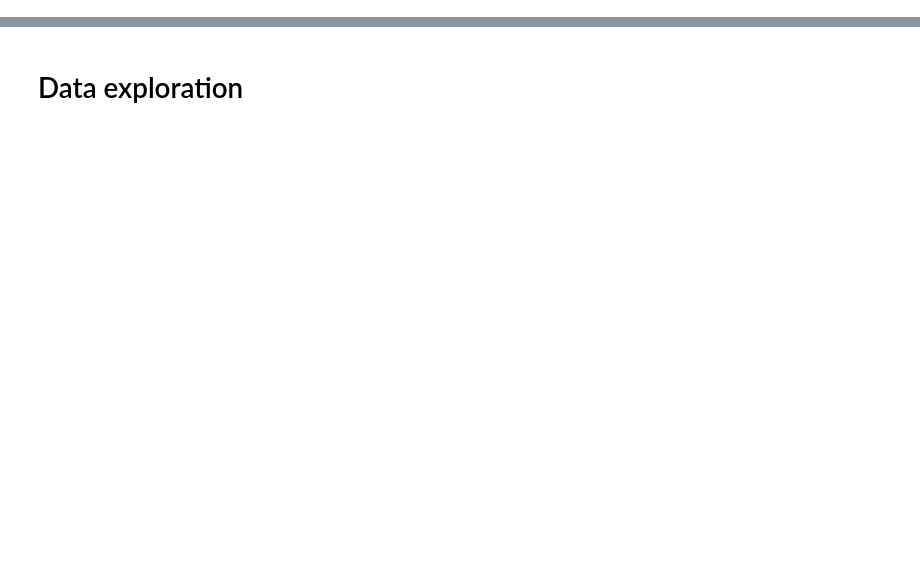
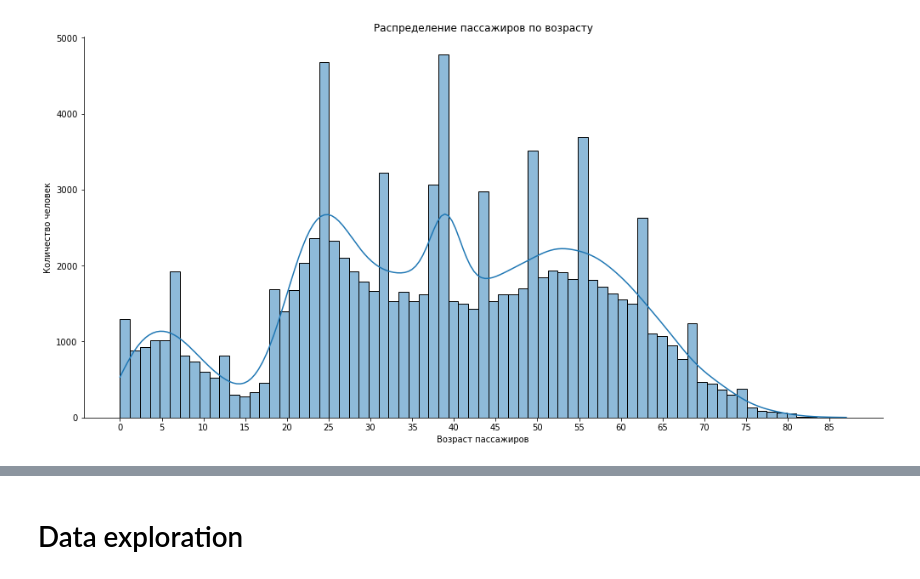
Before and after one commit to nik-ar/ml_intro_vi_1, a Jupyter notebook: 2_eda_nik_ar.ipynb, the cells around one changed output, grey strips where cells are left out. Saved outputs shown, nothing was run; the diff lists cells and outputs as text; code cells hidden in the pictures; blank space fills up the shorter version.

```diff
--- a/2_eda_nik_ar.ipynb
+++ b/2_eda_nik_ar.ipynb
@@ -9,0 +322,4 @@ import seaborn as sns
+# %%
+age_median = df['age'].median()
+df['age'] = df['age'].fillna(age_median)
+pd.DataFrame(df['age'].describe()).T
@@ -9,0 +333,3 @@ import seaborn as sns
+# %%
+df['full_age'] = df['age'].apply(lambda x: math.floor(x))
+df['full_age'].sort_values().unique()
@@ -9,0 +363,9 @@ import seaborn as sns
+# %%
+sns.displot(x=df['full_age'], height=7, aspect=2, kde=True)
+plt.title('Распределение пассажиров по возрасту')
+plt.xlabel('Возраст пассажиров')
+plt.ylabel('Количество человек')
+plt.xticks(np.arange(0, df['full_age'].max(), 5))
+plt.show()
+# %% [output]
+[figure, added]
```
Also changed, not shown: parts of 201 cells of this notebook.
